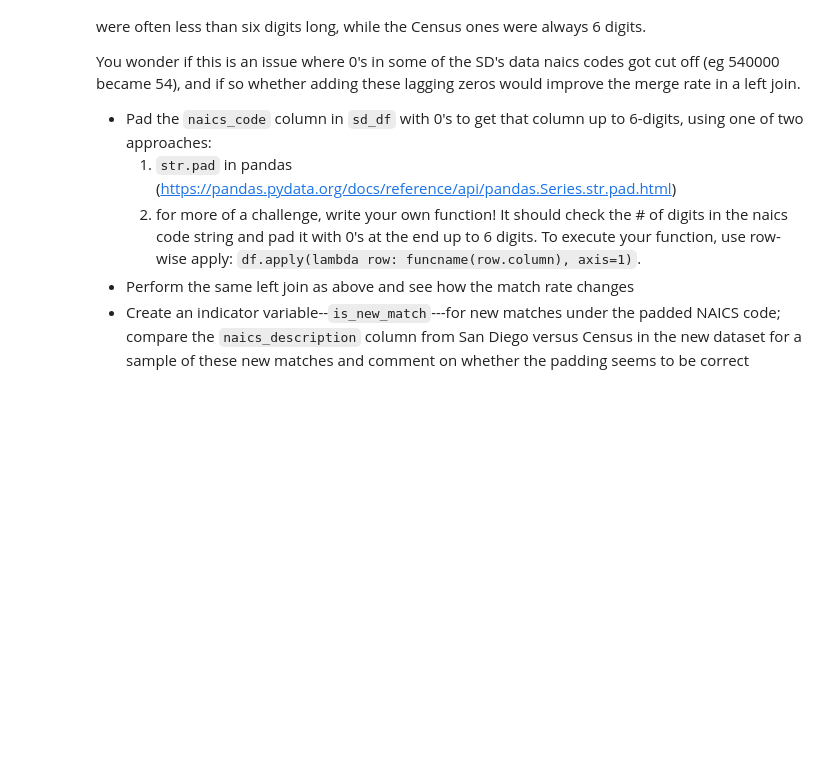
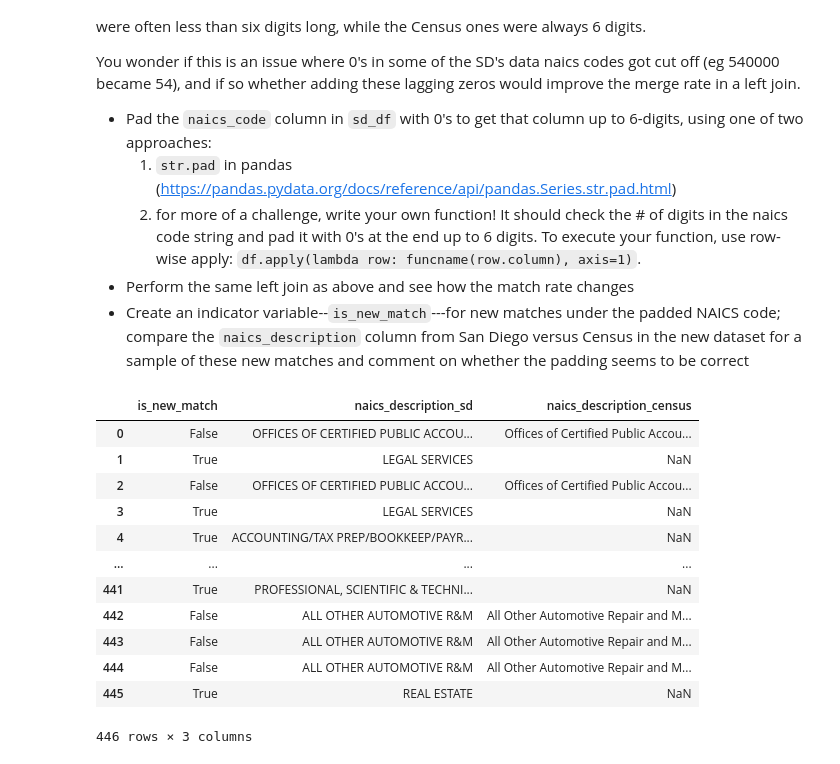
Before and after one commit to charlie77-7/QSS20-S26, a Jupyter notebook: my_work/03_merging_exact_lecture6.ipynb, the cells around one changed output. Cells and saved outputs as stored; diff of their text form; code cells hidden in the pictures; blank space fills up the shorter version.

```diff
--- a/my_work/03_merging_exact_lecture6.ipynb
+++ b/my_work/03_merging_exact_lecture6.ipynb
@@ -144,0 +193,35 @@ You wonder if this is an issue where 0's in some of the SD's data naics codes go
+# %%
+def padzero(x):
+    curr = str(x)
+    while len(curr) < 6:
+        curr += '0'
+
+    return (curr)
+
+
+SD["naics_code"] = SD.apply(lambda row: padzero(row.naics_code), axis = 1)
+
+df3 = SD.merge(NA,
+               left_on = "naics_code",
+               right_on = "naics",
+               how="left",
+               indicator = 'naics_merge_status',
+               suffixes = ['_sd', '_census']
+              )
+df3["is_new_match"] = df3["naics_merge_status"] == "left_only"
+
+df3[["is_new_match", "naics_description_sd", "naics_description_census"]]
+# %% [output]
+|  | is_new_match | naics_description_sd | naics_description_census |
+| 0 | False | OFFICES OF CERTIFIED PUBLIC ACCOU... | Offices of Certified Public Accou... |
+| 1 | True | LEGAL SERVICES | NaN |
+| 2 | False | OFFICES OF CERTIFIED PUBLIC ACCOU... | Offices of Certified Public Accou... |
+| 3 | True | LEGAL SERVICES | NaN |
+| 4 | True | ACCOUNTING/TAX PREP/BOOKKEEP/PAYR... | NaN |
+| ... | ... | ... | ... |
+| 441 | True | PROFESSIONAL, SCIENTIFIC & TECHNI... | NaN |
+| 442 | False | ALL OTHER AUTOMOTIVE R&M | All Other Automotive Repair and M... |
+| 443 | False | ALL OTHER AUTOMOTIVE R&M | All Other Automotive Repair and M... |
+| 444 | False | ALL OTHER AUTOMOTIVE R&M | All Other Automotive Repair and M... |
+| 445 | True | REAL ESTATE | NaN |
+446 rows × 3 columns
```
Also changed, not shown: parts of 10 cells of this notebook.
